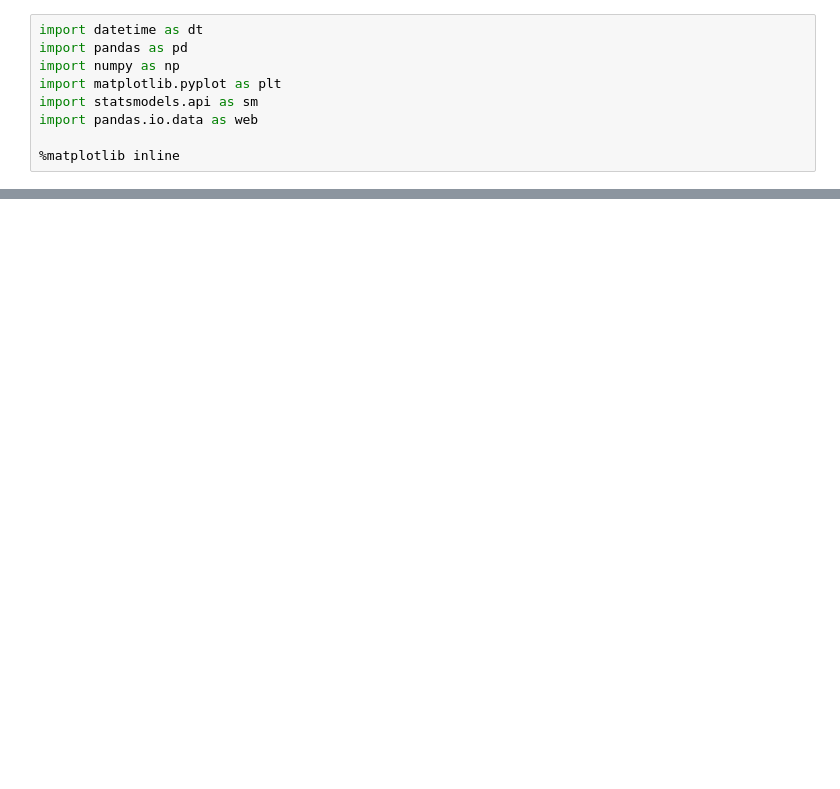
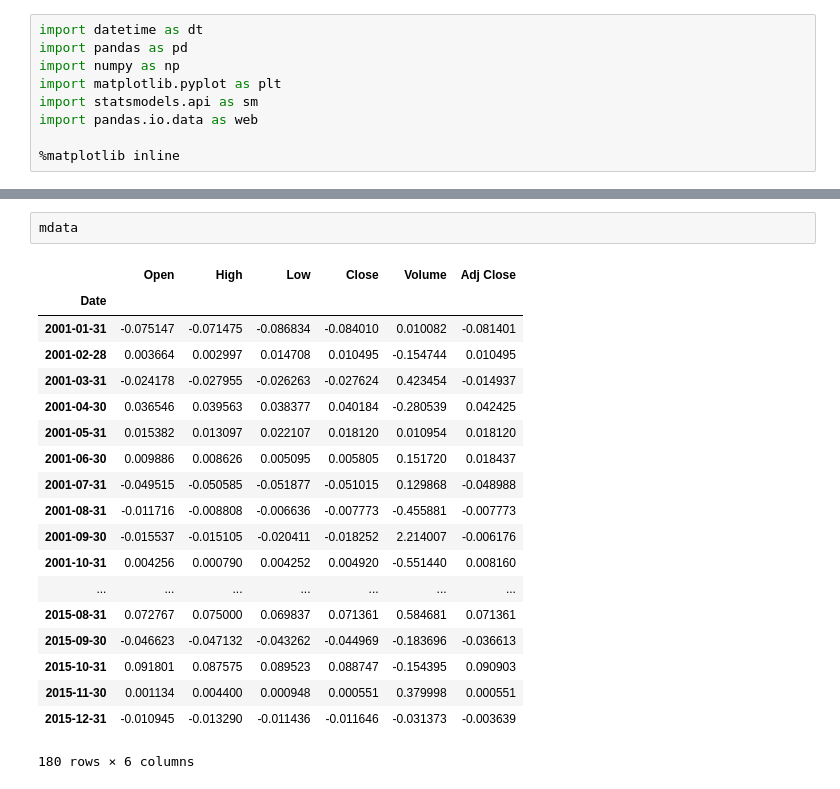
Before and after one commit to Antwoord/algo-ieore4733-proj, a Jupyter notebook: jegadeesh.ipynb, the cells around one changed output, grey strips where cells are left out. Saved outputs shown, nothing was run; the diff lists cells and outputs as text; blank space fills up the shorter version.

```diff
--- a/jegadeesh.ipynb
+++ b/jegadeesh.ipynb
@@ -88,0 +124,22 @@ Ticker AES Regr. Start Date 2008-12-31 00:00:00
+# %%
+mdata
+# %% [output]
+|  | Open | High | Low | Close | Volume | Adj Close |
+| Date |  |  |  |  |  |  |
+| 2001-01-31 | -0.075147 | -0.071475 | -0.086834 | -0.084010 | 0.010082 | -0.081401 |
+| 2001-02-28 | 0.003664 | 0.002997 | 0.014708 | 0.010495 | -0.154744 | 0.010495 |
+| 2001-03-31 | -0.024178 | -0.027955 | -0.026263 | -0.027624 | 0.423454 | -0.014937 |
+| 2001-04-30 | 0.036546 | 0.039563 | 0.038377 | 0.040184 | -0.280539 | 0.042425 |
+| 2001-05-31 | 0.015382 | 0.013097 | 0.022107 | 0.018120 | 0.010954 | 0.018120 |
+| 2001-06-30 | 0.009886 | 0.008626 | 0.005095 | 0.005805 | 0.151720 | 0.018437 |
+| 2001-07-31 | -0.049515 | -0.050585 | -0.051877 | -0.051015 | 0.129868 | -0.048988 |
+| 2001-08-31 | -0.011716 | -0.008808 | -0.006636 | -0.007773 | -0.455881 | -0.007773 |
+| 2001-09-30 | -0.015537 | -0.015105 | -0.020411 | -0.018252 | 2.214007 | -0.006176 |
+| 2001-10-31 | 0.004256 | 0.000790 | 0.004252 | 0.004920 | -0.551440 | 0.008160 |
+| ... | ... | ... | ... | ... | ... | ... |
+| 2015-08-31 | 0.072767 | 0.075000 | 0.069837 | 0.071361 | 0.584681 | 0.071361 |
+| 2015-09-30 | -0.046623 | -0.047132 | -0.043262 | -0.044969 | -0.183696 | -0.036613 |
+| 2015-10-31 | 0.091801 | 0.087575 | 0.089523 | 0.088747 | -0.154395 | 0.090903 |
+| 2015-11-30 | 0.001134 | 0.004400 | 0.000948 | 0.000551 | 0.379998 | 0.000551 |
+| 2015-12-31 | -0.010945 | -0.013290 | -0.011436 | -0.011646 | -0.031373 | -0.003639 |
+180 rows × 6 columns
```
Also changed, not shown: parts of 4 cells of this notebook.
